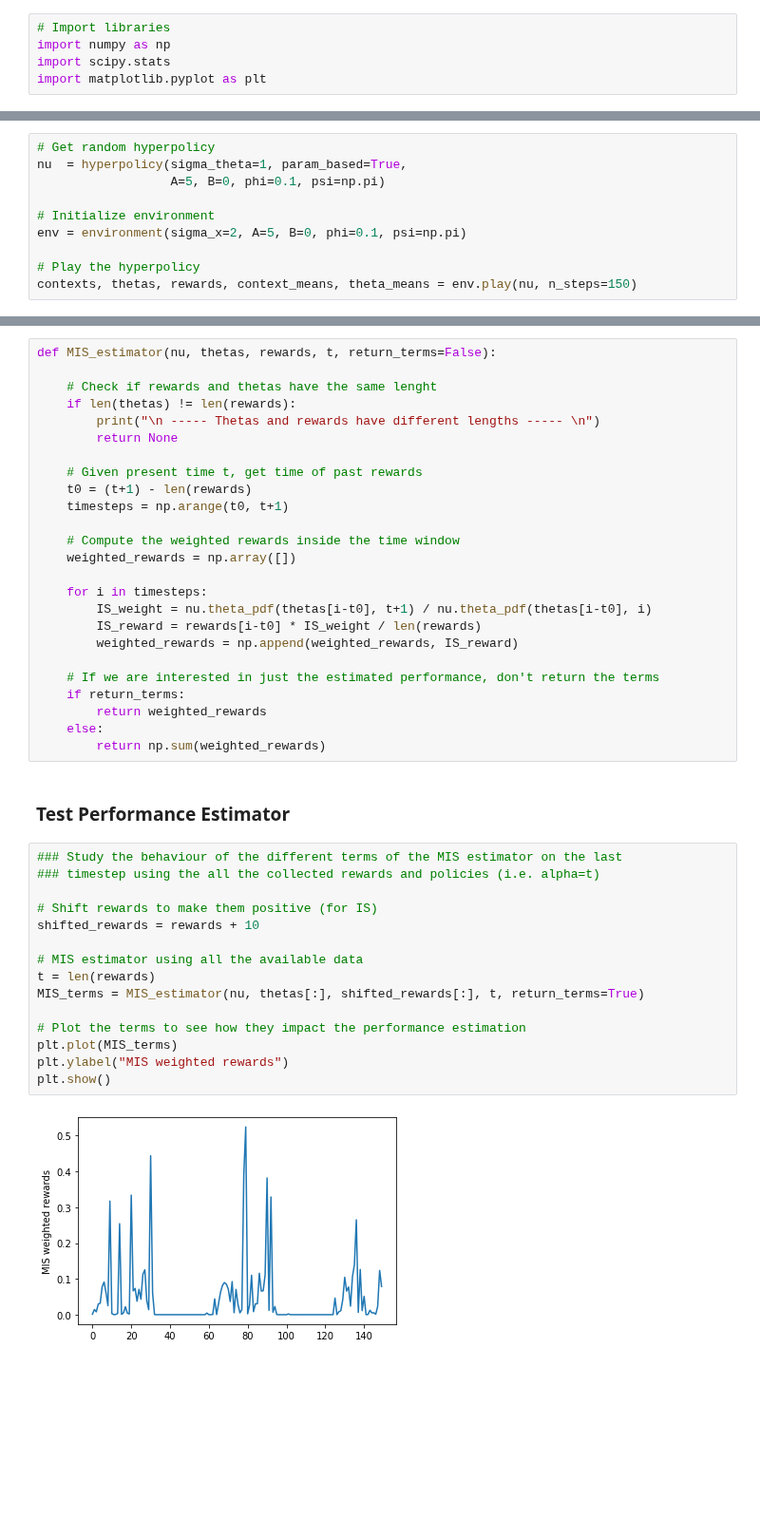
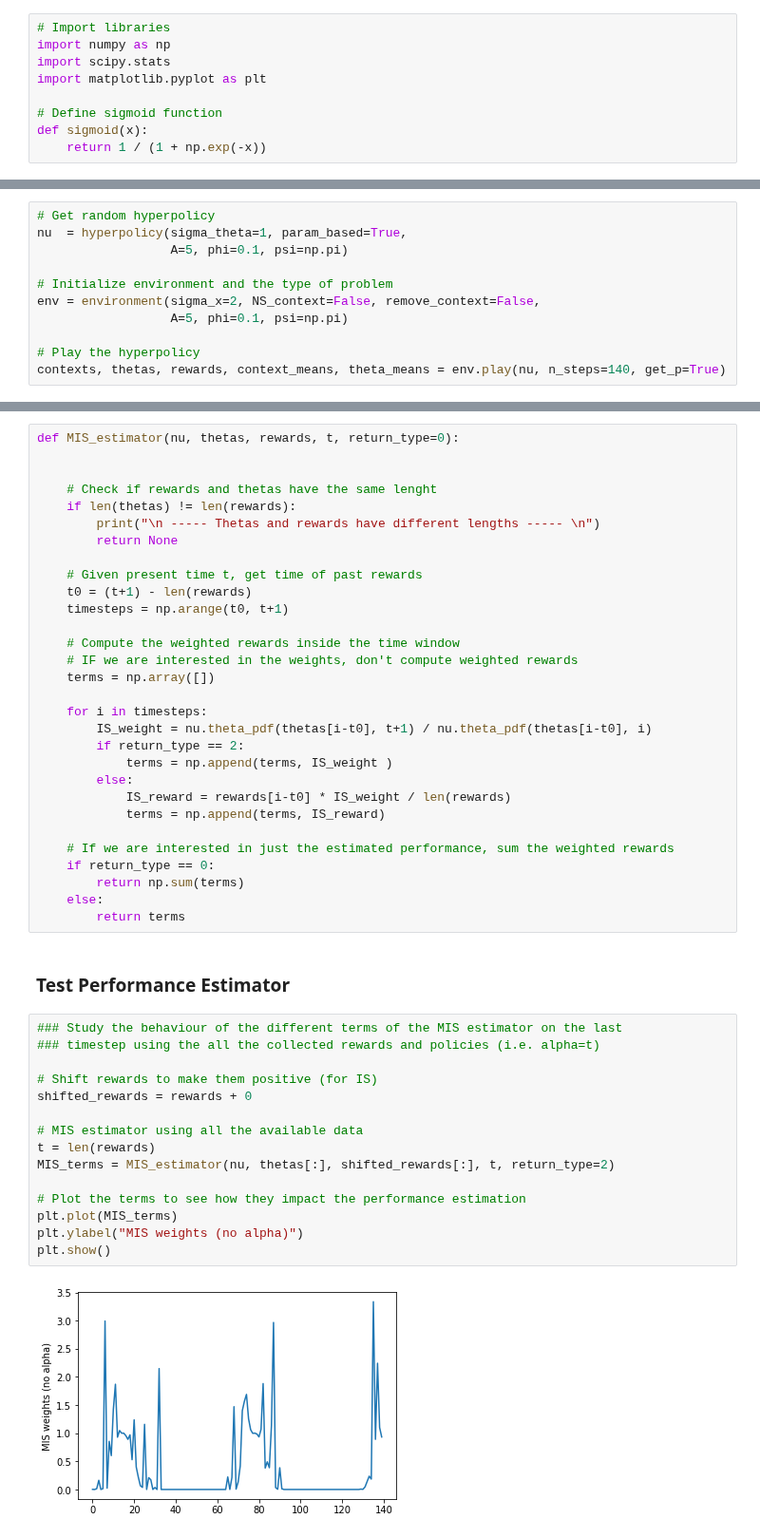
Before and after one commit to francescovidaich964/Como_lake, a Jupyter notebook: bandit_tests/non-stat_contextual_bandits.ipynb, the cells around one changed output, grey strips where cells are left out. Shown at 95% size. Saved outputs shown, nothing was run; the diff lists cells and outputs as text; blank space fills up the shorter version.

```diff
--- a/bandit_tests/non-stat_contextual_bandits.ipynb
+++ b/bandit_tests/non-stat_contextual_bandits.ipynb
@@ -18,6 +18,10 @@ In the end, the bandit can be represented in two ways, depending on the desired
 import numpy as np
 import scipy.stats
 import matplotlib.pyplot as plt
+
+# Define sigmoid function
+def sigmoid(x):
+    return 1 / (1 + np.exp(-x))
 # %% [markdown]
 ## Environment definition
 
@@ -189,13 +239,14 @@ class hyperpolicy:
 # %%
 # Get random hyperpolicy
 nu  = hyperpolicy(sigma_theta=1, param_based=True,
-                  A=5, B=0, phi=0.1, psi=np.pi)
+                  A=5, phi=0.1, psi=np.pi)
 
-# Initialize environment
-env = environment(sigma_x=2, A=5, B=0, phi=0.1, psi=np.pi)
+# Initialize environment and the type of problem
+env = environment(sigma_x=2, NS_context=False, remove_context=False,
+                  A=5, phi=0.1, psi=np.pi)
 
 # Play the hyperpolicy
-contexts, thetas, rewards, context_means, theta_means = env.play(nu, n_steps=150)
+contexts, thetas, rewards, context_means, theta_means = env.play(nu, n_steps=140, get_p=True)
 # %%
 # Plot the evolution of everything
 plt.plot(context_means, label="Context mean")
@@ -229,5 +282,6 @@ $$ \hat{J}=\frac{1}{\alpha}\sum_{i=t-\alpha}^{t}R_i \frac{\nu_\rho(\theta_i\vert
 # %%
-def MIS_estimator(nu, thetas, rewards, t, return_terms=False):
+def MIS_estimator(nu, thetas, rewards, t, return_type=0):
+
 
     # Check if rewards and thetas have the same lenght
     if len(thetas) != len(rewards):
@@ -239,34 +293,38 @@ def MIS_estimator(nu, thetas, rewards, t, return_terms=False):
     timesteps = np.arange(t0, t+1)
 
     # Compute the weighted rewards inside the time window
-    weighted_rewards = np.array([])
+    # IF we are interested in the weights, don't compute weighted rewards
+    terms = np.array([])
 
     for i in timesteps:
         IS_weight = nu.theta_pdf(thetas[i-t0], t+1) / nu.theta_pdf(thetas[i-t0], i)
-        IS_reward = rewards[i-t0] * IS_weight / len(rewards)
-        weighted_rewards = np.append(weighted_rewards, IS_reward)
+        if return_type == 2:
+            terms = np.append(terms, IS_weight )
+        else:
+            IS_reward = rewards[i-t0] * IS_weight / len(rewards)
+            terms = np.append(terms, IS_reward)
 
-    # If we are interested in just the estimated performance, don't return the terms
-    if return_terms:
-        return weighted_rewards
+    # If we are interested in just the estimated performance, sum the weighted rewards
+    if return_type == 0:
+        return np.sum(terms)
     else:
-        return np.sum(weighted_rewards)
+        return terms
 # %% [markdown]
 ### Test Performance Estimator
 # %%
 ### Study the behaviour of the different terms of the MIS estimator on the last
 ### timestep using the all the collected rewards and policies (i.e. alpha=t)
 
 # Shift rewards to make them positive (for IS)
-shifted_rewards = rewards + 10
+shifted_rewards = rewards + 0
 
 # MIS estimator using all the available data
 t = len(rewards)
-MIS_terms = MIS_estimator(nu, thetas[:], shifted_rewards[:], t, return_terms=True)
+MIS_terms = MIS_estimator(nu, thetas[:], shifted_rewards[:], t, return_type=2)
 
 # Plot the terms to see how they impact the performance estimation
 plt.plot(MIS_terms)
-plt.ylabel("MIS weighted rewards")
+plt.ylabel("MIS weights (no alpha)")
 plt.show()
 # %% [output]
-[figure, old version]
+[figure, new version]
```
Also changed, not shown: parts of 10 cells of this notebook.
